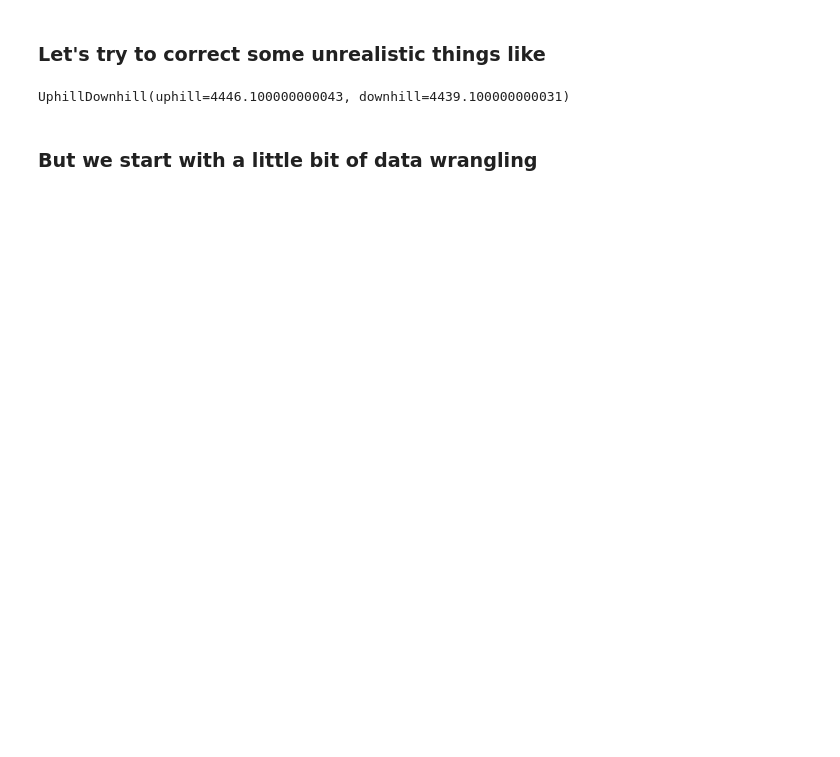
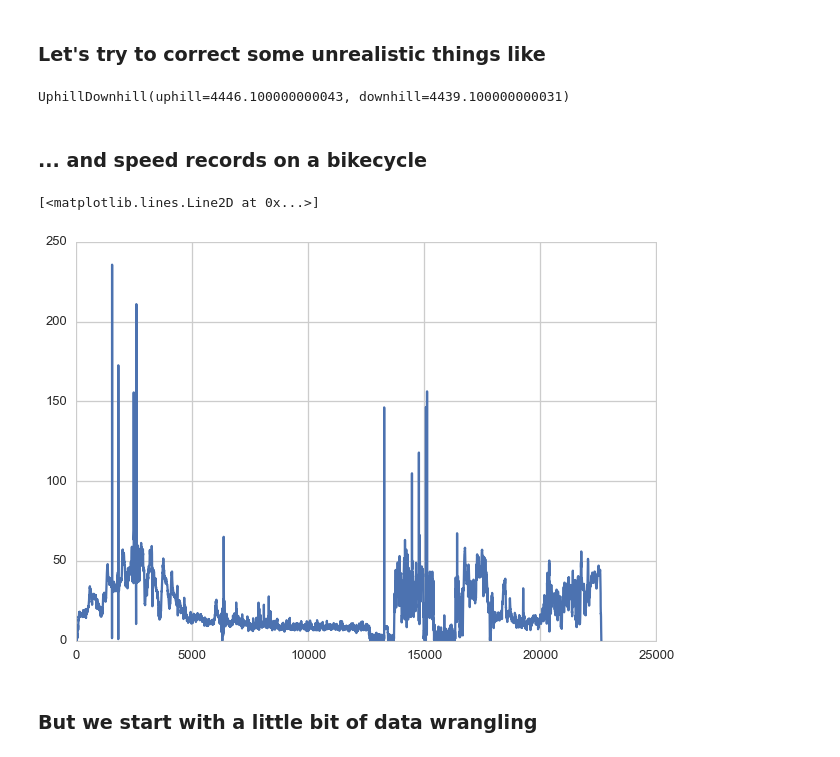
Before and after one commit to FlorianWilhelm/gps_data_with_python, a Jupyter notebook: notebooks/pykalman.ipynb, the cells around one changed output. Drawn from its saved outputs; the diff is of its cells as text; code cells hidden in the pictures; blank space fills up the shorter version.

```diff
--- a/notebooks/pykalman.ipynb
+++ b/notebooks/pykalman.ipynb
@@ -27,6 +27,18 @@ segment = gpx_file.tracks[0].segments[0]
 segment.get_uphill_downhill()
 # %% [output]
 UphillDownhill(uphill=4446.100000000043, downhill=4439.100000000031)
+# %% [markdown]
+### ... and speed records on a bikecycle
+# %%
+segment.points[0].speed = 0.0
+segment.points[-1].speed = 0.0
+gpx_file.add_missing_speeds()
+
+speed = np.array([p.speed for p in segment.points])*3.6
+plt.plot(speed)
+# %% [output]
+[<matplotlib.lines.Line2D at 0x...>]
+[figure, added]
 # %% [markdown]
 ### But we start with a little bit of data wrangling
 # %%
```
Also changed, not shown: parts of 44 cells of this notebook, 6 other files.
